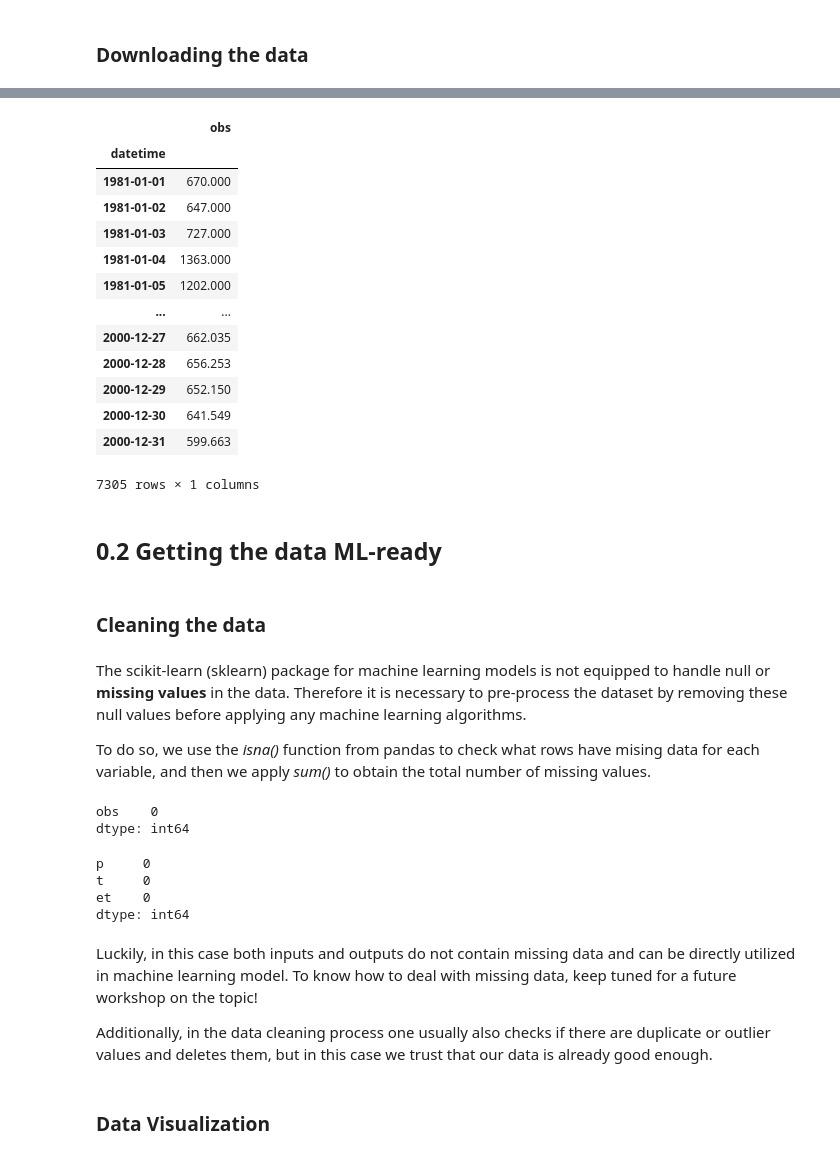
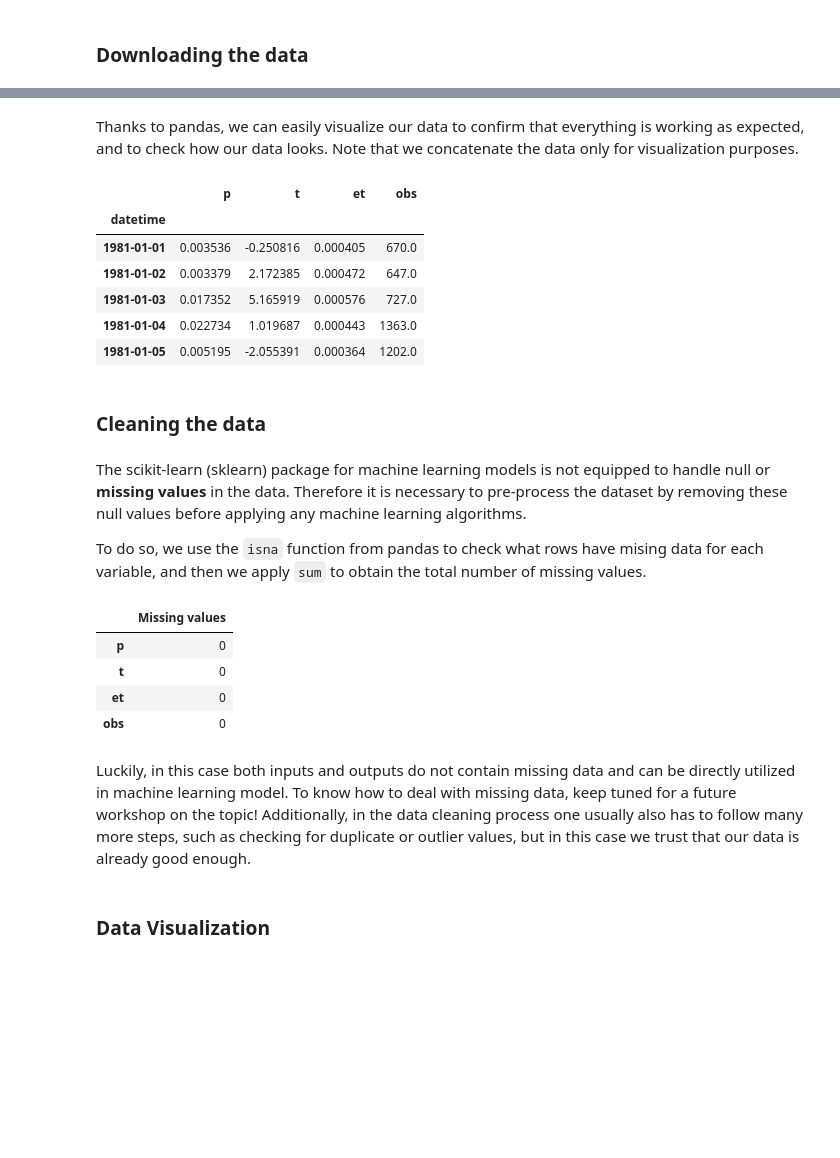
Before and after one commit to oriol-pomarol/codegeo_workshops, a Jupyter notebook: 0_training_your_first_ml_model.ipynb, the cells around one changed output, grey strips where cells are left out. Cells and saved outputs as stored; diff of their text form; code cells hidden in the pictures; blank space fills up the shorter version.

```diff
--- a/0_training_your_first_ml_model.ipynb
+++ b/0_training_your_first_ml_model.ipynb
@@ -58,44 +58,37 @@ input_data
-# %%
-output_data
-# %% [output]
-|  | obs |
-| datetime |  |
-| 1981-01-01 | 670.000 |
-| 1981-01-02 | 647.000 |
-| 1981-01-03 | 727.000 |
-| 1981-01-04 | 1363.000 |
-| 1981-01-05 | 1202.000 |
-| ... | ... |
-| 2000-12-27 | 662.035 |
-| 2000-12-28 | 656.253 |
-| 2000-12-29 | 652.150 |
-| 2000-12-30 | 641.549 |
-| 2000-12-31 | 599.663 |
-7305 rows × 1 columns
-# %% [markdown]
-## 0.2 Getting the data ML-ready
+# %% [markdown]
+Thanks to pandas, we can easily visualize our data to confirm that everything is working as expected, and to check how our data looks. Note that we concatenate the data only for visualization purposes.
+# %%
+# Visualize the joint input and output data
+pd.concat([input_data, output_data], axis=1).head()
+# %% [output]
+|  | p | t | et | obs |
+| datetime |  |  |  |  |
+| 1981-01-01 | 0.003536 | -0.250816 | 0.000405 | 670.0 |
+| 1981-01-02 | 0.003379 | 2.172385 | 0.000472 | 647.0 |
+| 1981-01-03 | 0.017352 | 5.165919 | 0.000576 | 727.0 |
+| 1981-01-04 | 0.022734 | 1.019687 | 0.000443 | 1363.0 |
+| 1981-01-05 | 0.005195 | -2.055391 | 0.000364 | 1202.0 |
 # %% [markdown]
 ### Cleaning the data
 # %% [markdown]
 The scikit-learn (sklearn) package for machine learning models is not equipped to handle null or **missing values** in the data. Therefore it is necessary to pre-process the dataset by removing these null values before applying any machine learning algorithms.
 
-To do so, we use the *isna()* function from pandas to check what rows have mising data for each variable, and then we apply *sum()* to obtain the total number of missing values.
+To do so, we use the `isna` function from pandas to check what rows have mising data for each variable, and then we apply `sum` to obtain the total number of missing values.
-# %%
-output_data.isna().sum()
-# %% [output]
-obs    0
-dtype: int64
-# %%
-input_data.isna().sum()
-# %% [output]
-p     0
-t     0
-et    0
-dtype: int64
+# %%
+# Check for missing values
+input_na = input_data.isna().sum()
+output_na = output_data.isna().sum()
+
+# Visualize the results
+pd.concat([input_na, output_na]).to_frame('Missing values')
+# %% [output]
+|  | Missing values |
+| p | 0 |
+| t | 0 |
+| et | 0 |
+| obs | 0 |
 # %% [markdown]
-Luckily, in this case both inputs and outputs do not contain missing data and can be directly utilized in machine learning model. To know how to deal with missing data, keep tuned for a future workshop on the topic!
-
-Additionally, in the data cleaning process one usually also checks if there are duplicate or outlier values and deletes them, but in this case we trust that our data is already good enough.
+Luckily, in this case both inputs and outputs do not contain missing data and can be directly utilized in machine learning model. To know how to deal with missing data, keep tuned for a future workshop on the topic! Additionally, in the data cleaning process one usually also has to follow many more steps, such as checking for duplicate or outlier values, but in this case we trust that our data is already good enough.
 # %% [markdown]
 ### Data Visualization
 # %% [markdown]
```
Also changed, not shown: parts of 20 cells of this notebook.
